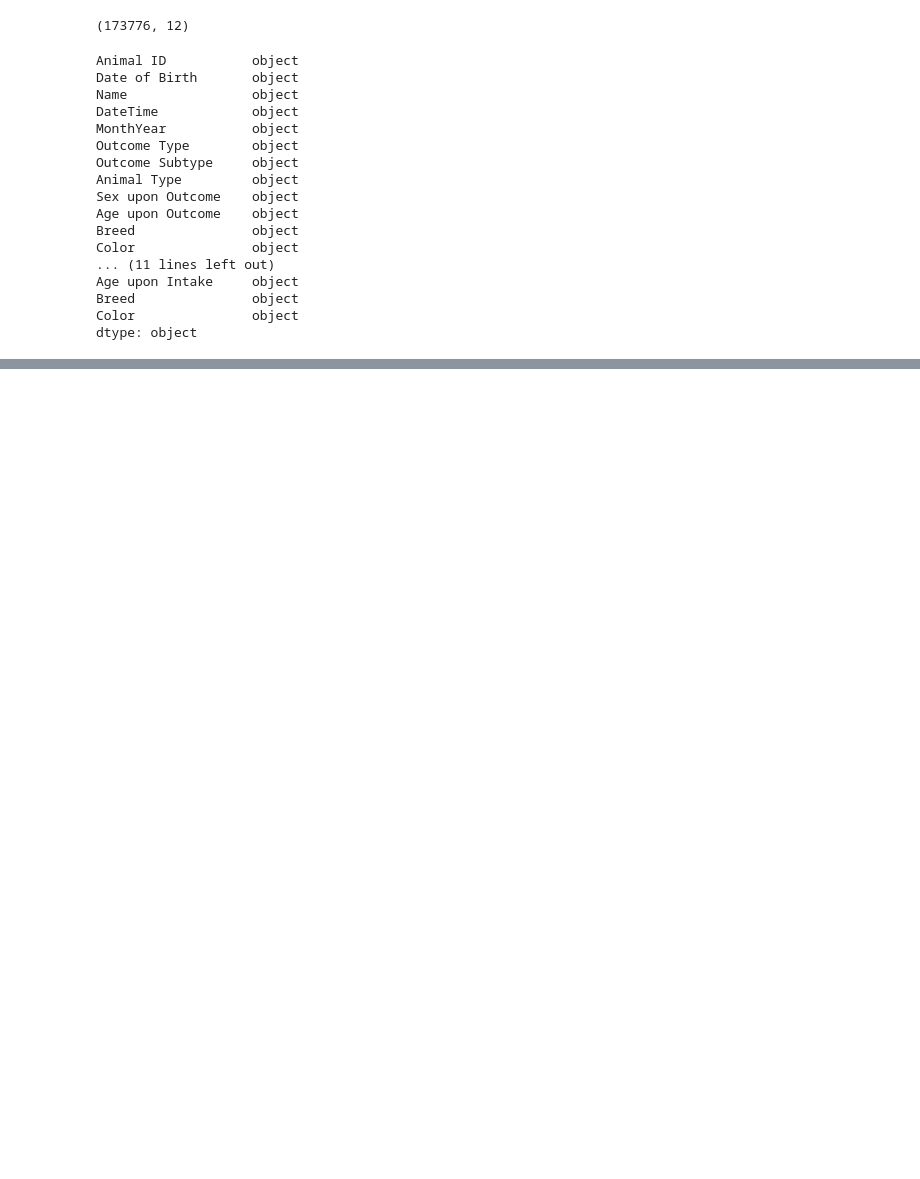
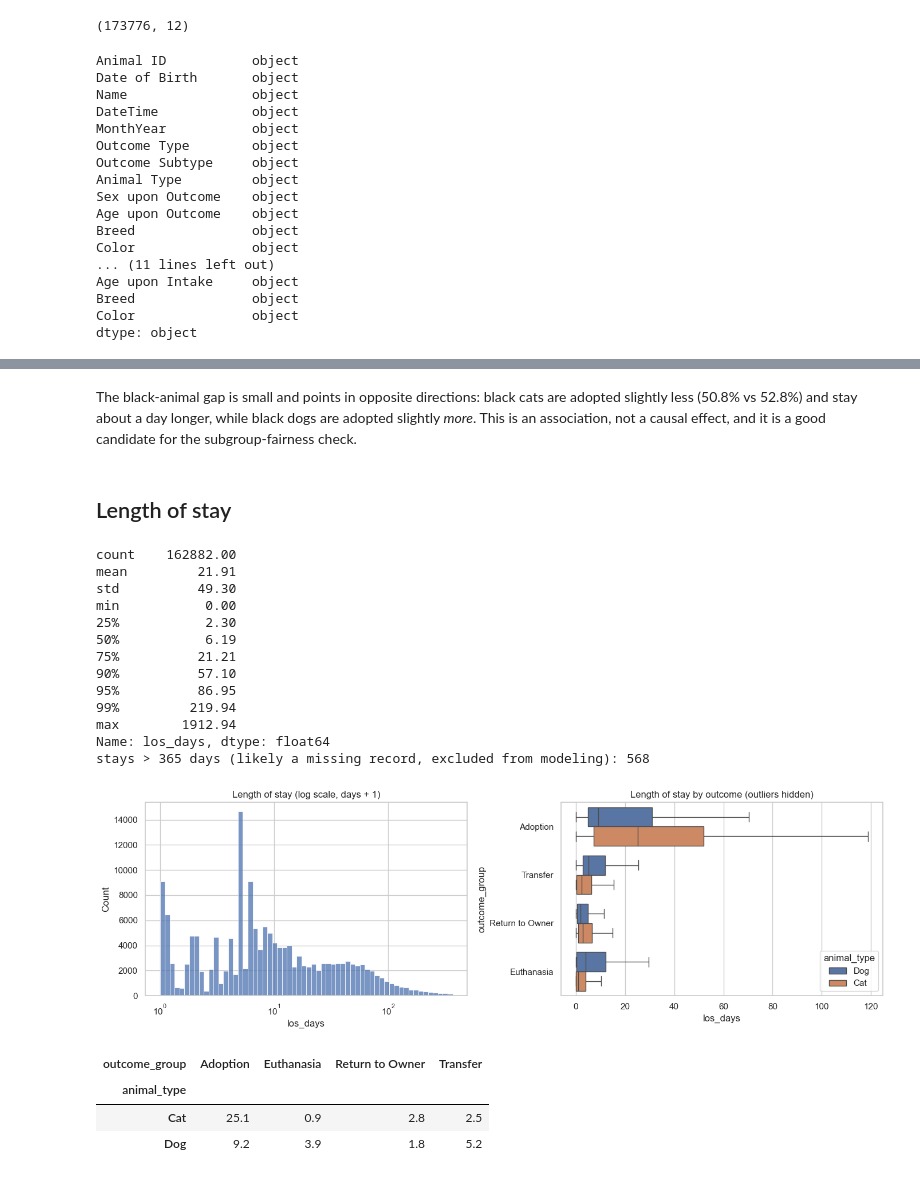
Before and after one commit to annahauk/adoptionML, a Jupyter notebook: eda/austindataprocessing.ipynb, the cells around one changed output, grey strips where cells are left out. Saved outputs shown, nothing was run; the diff lists cells and outputs as text; code cells hidden in the pictures; blank space fills up the shorter version.

```diff
--- a/eda/austindataprocessing.ipynb
+++ b/eda/austindataprocessing.ipynb
@@ -386,0 +687,37 @@ merged_df.head()
+# %% [markdown]
+The black-animal gap is small and points in opposite directions: black cats are adopted slightly less (50.8% vs 52.8%) and stay about a day longer, while black dogs are adopted slightly *more*. This is an association, not a causal effect, and it is a good candidate for the subgroup-fairness check.
+# %% [markdown]
+## Length of stay
+# %%
+done = episodes[episodes["has_outcome"] == 1]
+print(done["los_days"].describe(percentiles=[.25, .5, .75, .9, .95, .99]).round(2))
+print(f"stays > {utils.LOS_SUSPECT_DAYS} days (likely a missing record, excluded from modeling): {done['los_suspect'].sum():,}")
+
+fig, axes = plt.subplots(1, 2, figsize=(14, 4.5))
+sns.histplot(done.loc[done["los_suspect"] == 0, "los_days"] + 1, bins=60, log_scale=True, ax=axes[0])
+axes[0].set_title("Length of stay (log scale, days + 1)")
+plot_d = done[(done["los_suspect"] == 0) & done["outcome_group"].isin(utils.OUTCOME_CLASSES)]
+sns.boxplot(data=plot_d, x="los_days", y="outcome_group", hue="animal_type",
+            order=utils.OUTCOME_CLASSES, showfliers=False, ax=axes[1])
+axes[1].set_title("Length of stay by outcome (outliers hidden)")
+savefig("length_of_stay")
+plot_d.groupby(["animal_type", "outcome_group"])["los_days"].median().unstack().round(1)
+# %% [output]
+count    162882.00
+mean         21.91
+std          49.30
+min           0.00
+25%           2.30
+50%           6.19
+75%          21.21
+90%          57.10
+95%          86.95
+99%         219.94
+max        1912.94
+Name: los_days, dtype: float64
+stays > 365 days (likely a missing record, excluded from modeling): 568
+[figure, added]
+| outcome_group | Adoption | Euthanasia | Return to Owner | Transfer |
+| animal_type |  |  |  |  |
+| Cat | 25.1 | 0.9 | 2.8 | 2.5 |
+| Dog | 9.2 | 3.9 | 1.8 | 5.2 |
```
Also changed, not shown: parts of 55 cells of this notebook, 8 other files.
